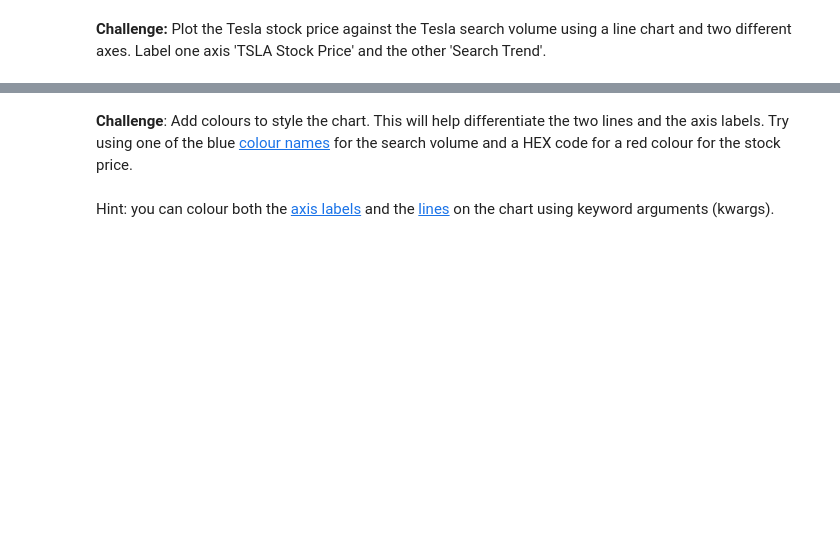
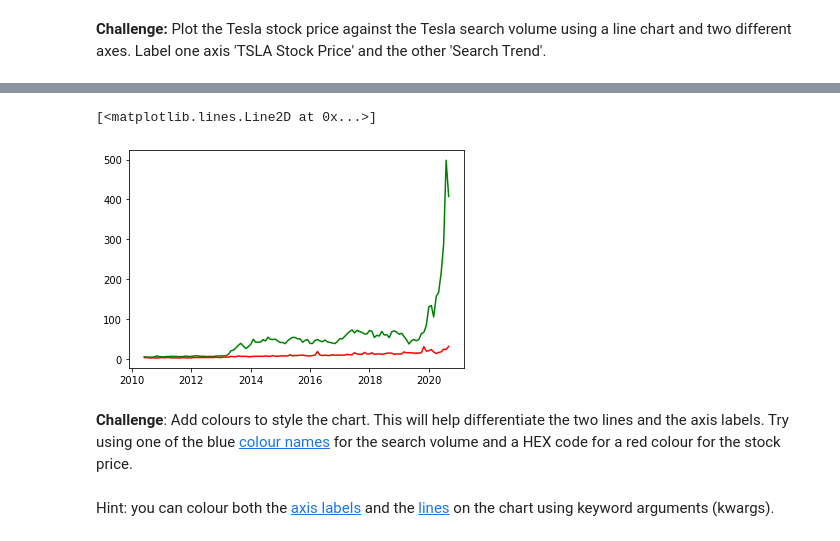
Before and after one commit to SadSack963/day-74_google_trends, a Jupyter notebook: Google Trends and Data Visualisation.ipynb, the cells around one changed output, grey strips where cells are left out. Drawn from its saved outputs; the diff is of its cells as text; code cells hidden in the pictures; blank space fills up the shorter version.

```diff
--- a/Google Trends and Data Visualisation.ipynb
+++ b/Google Trends and Data Visualisation.ipynb
@@ -188,0 +301,5 @@ Number of missing values:
+# %%
+df_tesla.MONTH = pd.to_datetime(df_tesla.MONTH)
+df_unemployment.MONTH = pd.to_datetime(df_unemployment.MONTH)
+df_btc_search.MONTH = pd.to_datetime(df_btc_search.MONTH)
+df_btc_price.DATE = pd.to_datetime(df_btc_price.DATE)
@@ -205,3 +418,9 @@ Number of missing values:
+# %%
+plt.plot(df_tesla['MONTH'], df_tesla['TSLA_USD_CLOSE'], color='green')  # fully specified color
+plt.plot(df_tesla['MONTH'], df_tesla['TSLA_WEB_SEARCH'], 'r')  # abbreviated color
+# %% [output]
+[<matplotlib.lines.Line2D at 0x...>]
+[figure, added]
 # %% [markdown]
 **Challenge**: Add colours to style the chart. This will help differentiate the two lines and the axis labels. Try using one of the blue [colour names](https://matplotlib.org/3.1.1/gallery/color/named_colors.html) for the search volume and a HEX code for a red colour for the stock price.
 <br>
```
Also changed, not shown: parts of 34 cells of this notebook.
